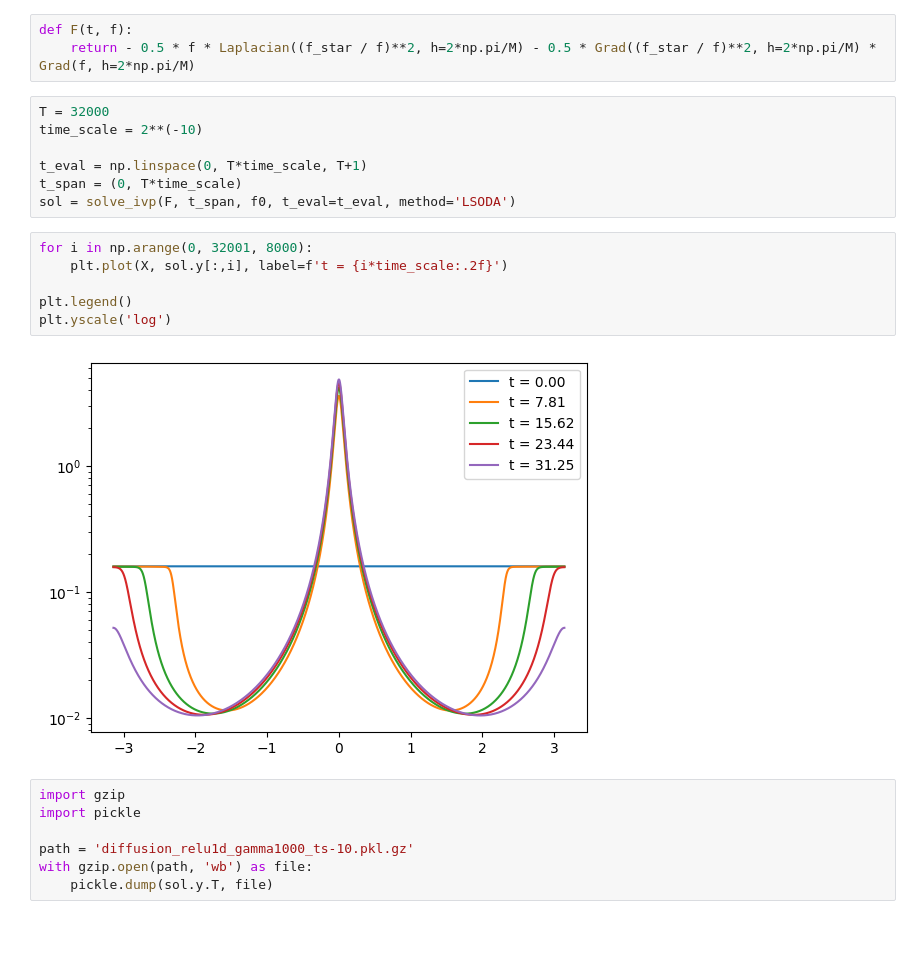
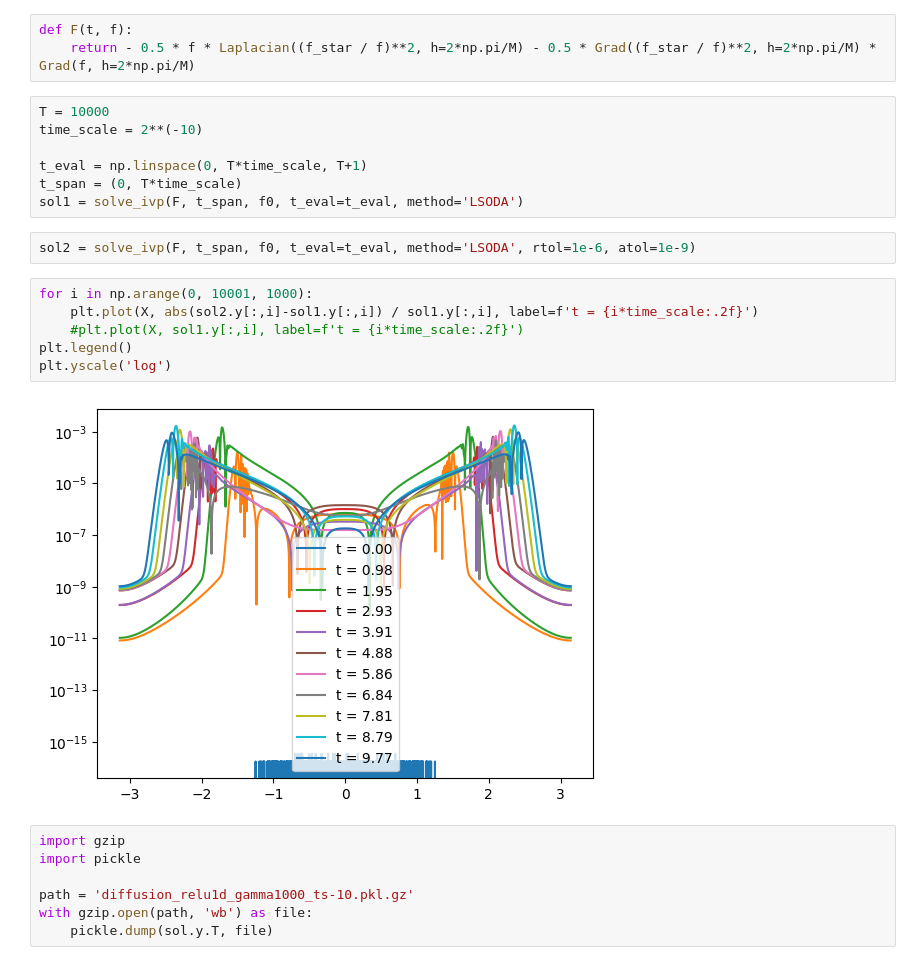
Before and after one commit to rbarboni/VarPro, a Jupyter notebook: VarPro_ReLU_1d/Experiment.ipynb, the cells around one changed output. Cells and saved outputs as stored; diff of their text form; blank space fills up the shorter version.

```diff
--- a/VarPro_ReLU_1d/Experiment.ipynb
+++ b/VarPro_ReLU_1d/Experiment.ipynb
@@ -210,20 +210,22 @@ plt.legend()
 def F(t, f):
     return - 0.5 * f * Laplacian((f_star / f)**2, h=2*np.pi/M) - 0.5 * Grad((f_star / f)**2, h=2*np.pi/M) * Grad(f, h=2*np.pi/M)
 # %%
-T = 32000
+T = 10000
 time_scale = 2**(-10)
 
 t_eval = np.linspace(0, T*time_scale, T+1)
 t_span = (0, T*time_scale)
-sol = solve_ivp(F, t_span, f0, t_eval=t_eval, method='LSODA')
+sol1 = solve_ivp(F, t_span, f0, t_eval=t_eval, method='LSODA')
+# %%
+sol2 = solve_ivp(F, t_span, f0, t_eval=t_eval, method='LSODA', rtol=1e-6, atol=1e-9)
 # %%
-for i in np.arange(0, 32001, 8000):
-    plt.plot(X, sol.y[:,i], label=f't = {i*time_scale:.2f}')
-
+for i in np.arange(0, 10001, 1000):
+    plt.plot(X, abs(sol2.y[:,i]-sol1.y[:,i]) / sol1.y[:,i], label=f't = {i*time_scale:.2f}')
+    #plt.plot(X, sol1.y[:,i], label=f't = {i*time_scale:.2f}')
 plt.legend()
 plt.yscale('log')
 # %% [output]
-[figure, old version]
+[figure, new version]
 # %%
 import gzip
 import pickle
```
Also changed, not shown: 13 other files.
